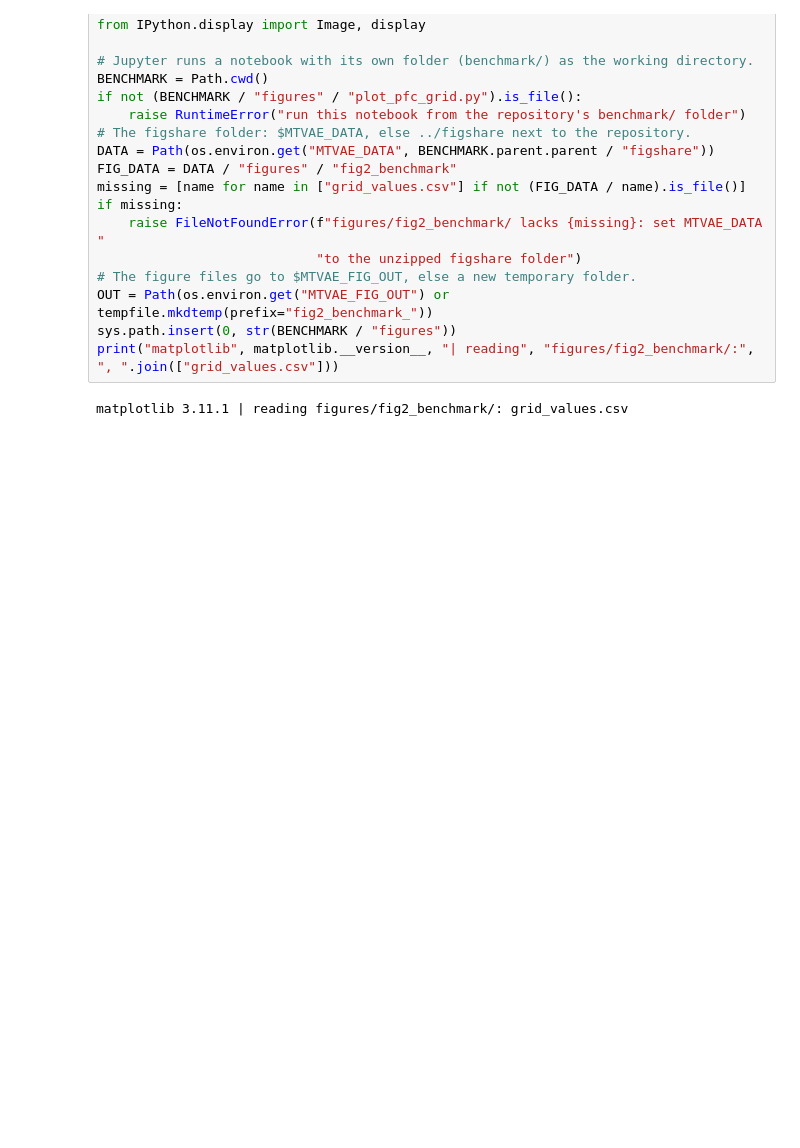
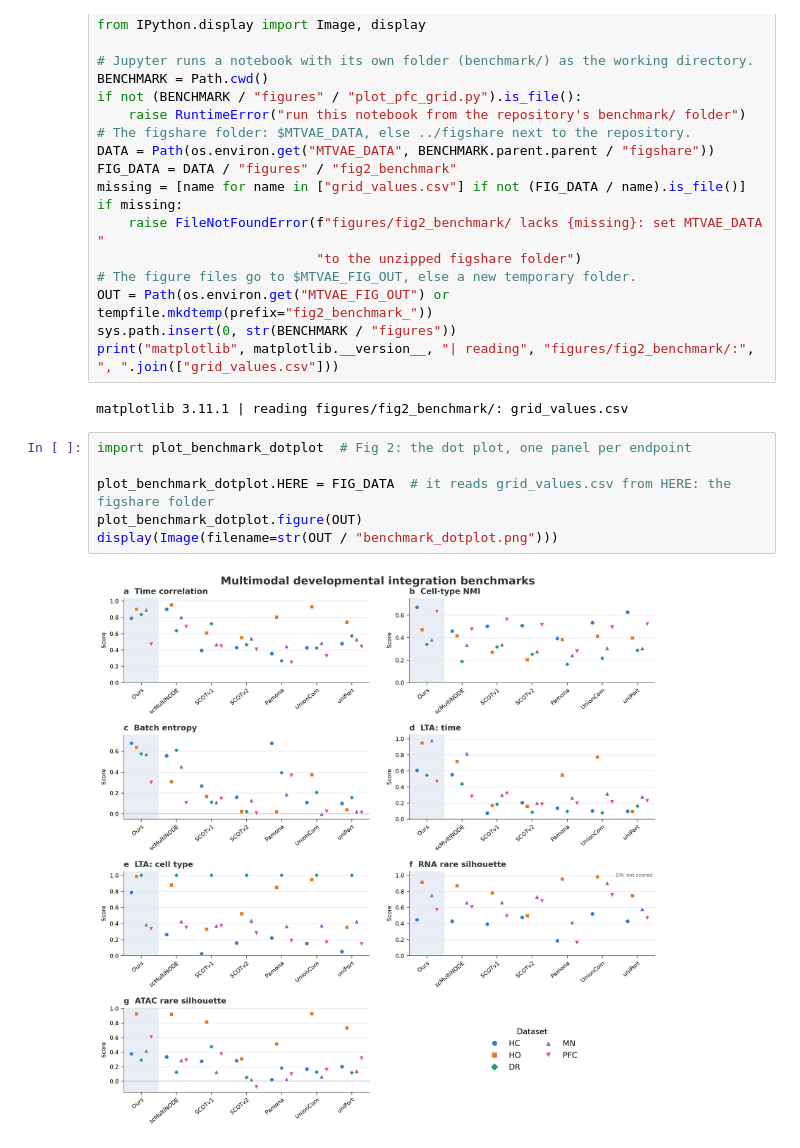
Before and after one commit to hwxing3259/mtscvae, a Jupyter notebook: benchmark/fig2_benchmark.ipynb, the cells around one changed output. Saved outputs shown, nothing was run; the diff lists cells and outputs as text; blank space fills up the shorter version.

```diff
--- a/benchmark/fig2_benchmark.ipynb
+++ b/benchmark/fig2_benchmark.ipynb
@@ -58,4 +59,12 @@ sys.path.insert(0, str(BENCHMARK / "figures"))
 print("matplotlib", matplotlib.__version__, "| reading", "figures/fig2_benchmark/:", ", ".join(["grid_values.csv"]))
 # %% [output]
 matplotlib 3.11.1 | reading figures/fig2_benchmark/: grid_values.csv
+# %%
+import plot_benchmark_dotplot  # Fig 2: the dot plot, one panel per endpoint
+
+plot_benchmark_dotplot.HERE = FIG_DATA  # it reads grid_values.csv from HERE: the figshare folder
+plot_benchmark_dotplot.figure(OUT)
+display(Image(filename=str(OUT / "benchmark_dotplot.png")))
+# %% [output]
+[figure, added]
 # %%
```
Also changed, not shown: parts of 2 cells of this notebook, 3 other files.
